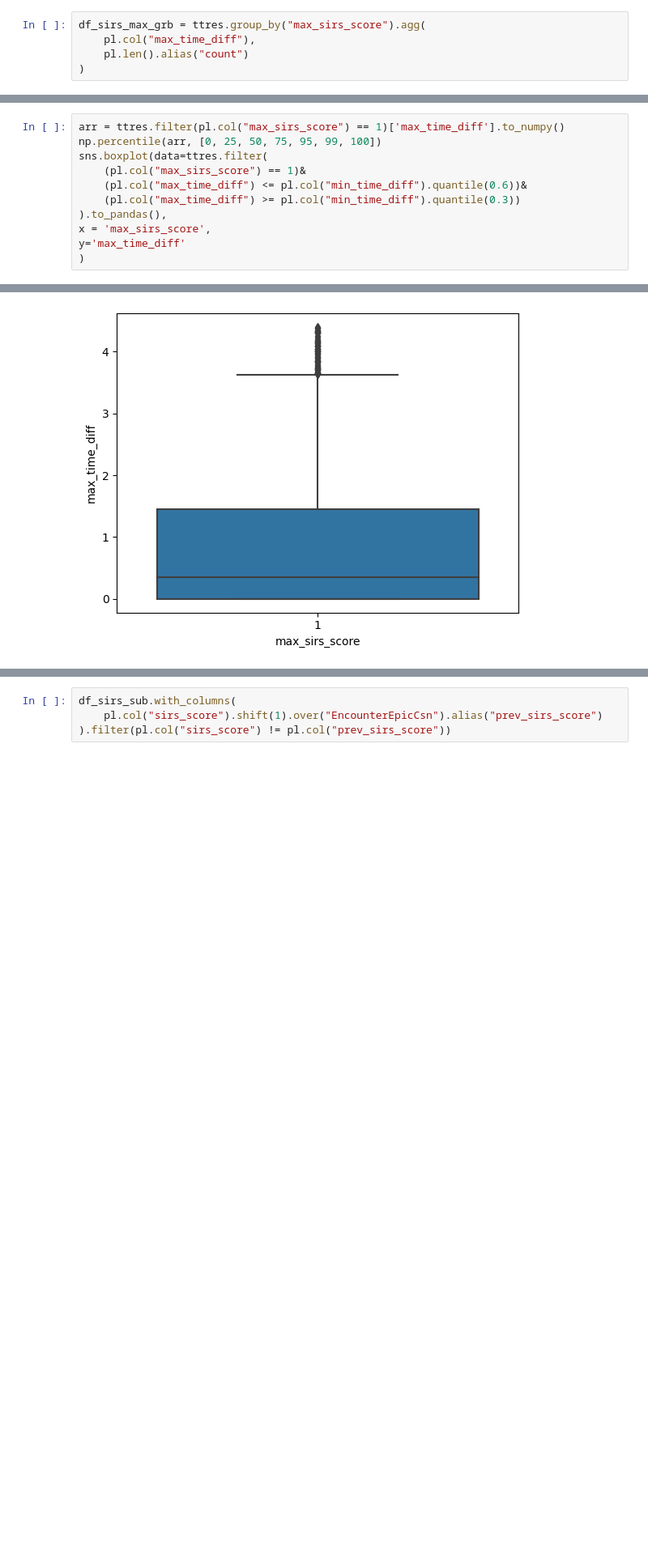
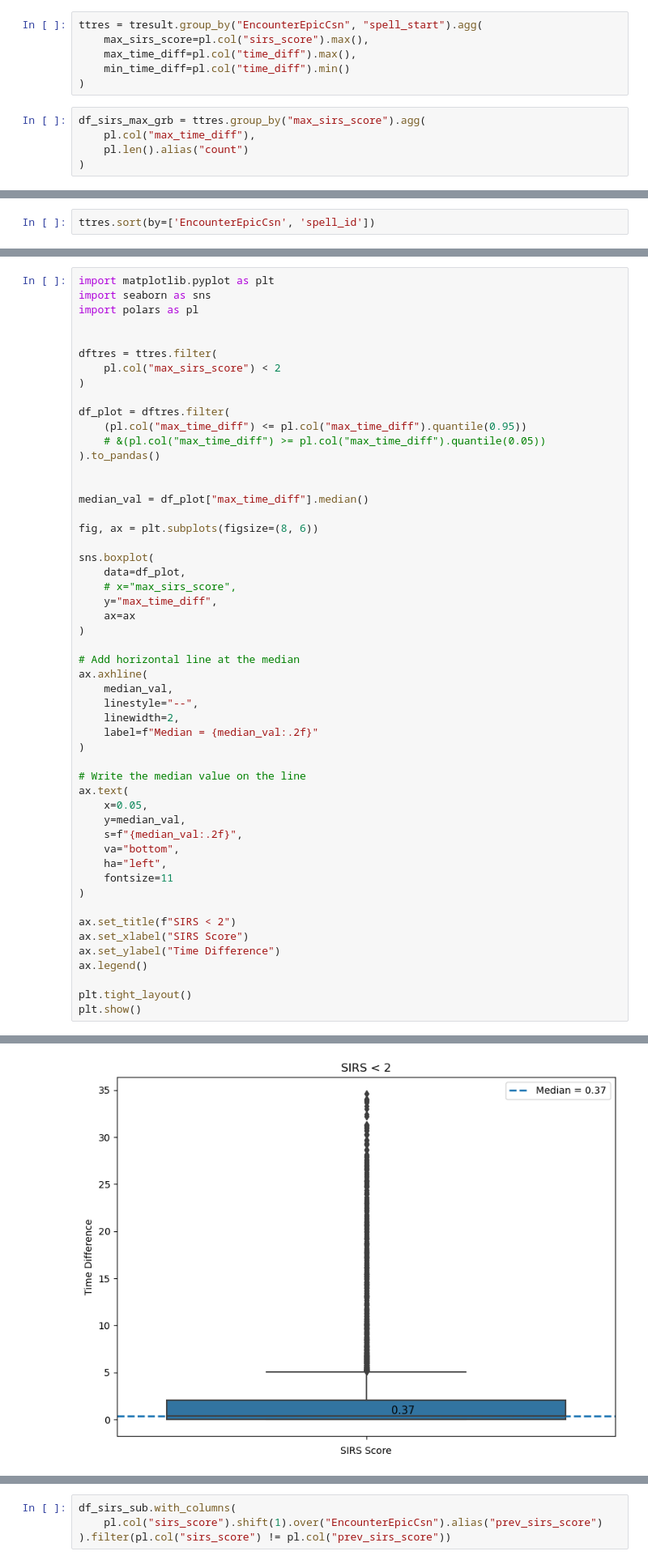
Before and after one commit to UTSW-CIC/Sepsis-Analysis, a Jupyter notebook: notebooks/13_explore_sirs_sepsis.ipynb, the cells around one changed output, grey strips where cells are left out. Shown at 81% size. Drawn from its saved outputs; the diff is of its cells as text; blank space fills up the shorter version.

```diff
--- a/notebooks/13_explore_sirs_sepsis.ipynb
+++ b/notebooks/13_explore_sirs_sepsis.ipynb
@@ -641,3 +763,9 @@ ttres.to_pandas().head(10)
+# %%
+ttres = tresult.group_by("EncounterEpicCsn", "spell_start").agg(
+	max_sirs_score=pl.col("sirs_score").max(),
+	max_time_diff=pl.col("time_diff").max(),
+    min_time_diff=pl.col("time_diff").min()
+)
 # %%
 df_sirs_max_grb = ttres.group_by("max_sirs_score").agg(
     pl.col("max_time_diff"),
@@ -665,0 +805,2 @@ sns.barplot(
+# %%
+ttres.sort(by=['EncounterEpicCsn', 'spell_id'])
@@ -666,12 +839,53 @@ sns.barplot(
 # %%
-arr = ttres.filter(pl.col("max_sirs_score") == 1)['max_time_diff'].to_numpy()
-np.percentile(arr, [0, 25, 50, 75, 95, 99, 100])
-sns.boxplot(data=ttres.filter(
-    (pl.col("max_sirs_score") == 1)&
-	(pl.col("max_time_diff") <= pl.col("min_time_diff").quantile(0.6))&
-	(pl.col("max_time_diff") >= pl.col("min_time_diff").quantile(0.3))
-).to_pandas(),
-x = 'max_sirs_score',
-y='max_time_diff'
+import matplotlib.pyplot as plt
+import seaborn as sns
+import polars as pl
+
+
+dftres = ttres.filter(
+    pl.col("max_sirs_score") < 2
 )
+
+df_plot = dftres.filter(
+    (pl.col("max_time_diff") <= pl.col("max_time_diff").quantile(0.95))
+    # &(pl.col("max_time_diff") >= pl.col("max_time_diff").quantile(0.05))
+).to_pandas()
+
+
+median_val = df_plot["max_time_diff"].median()
+
+fig, ax = plt.subplots(figsize=(8, 6))
+
+sns.boxplot(
+    data=df_plot,
+    # x="max_sirs_score",
+    y="max_time_diff",
+    ax=ax
+)
+
+# Add horizontal line at the median
+ax.axhline(
+    median_val,
+    linestyle="--",
+    linewidth=2,
+    label=f"Median = {median_val:.2f}"
+)
+
+# Write the median value on the line
+ax.text(
+    x=0.05,
+    y=median_val,
+    s=f"{median_val:.2f}",
+    va="bottom",
+    ha="left",
+    fontsize=11
+)
+
+ax.set_title(f"SIRS < 2")
+ax.set_xlabel("SIRS Score")
+ax.set_ylabel("Time Difference")
+ax.legend()
+
+plt.tight_layout()
+plt.show()
 # %% [output]
@@ -679 +892 @@ y='max_time_diff'
-[figure, old version]
+[figure, new version]
```
Also changed, not shown: parts of 22 cells of this notebook, 29 other files.
